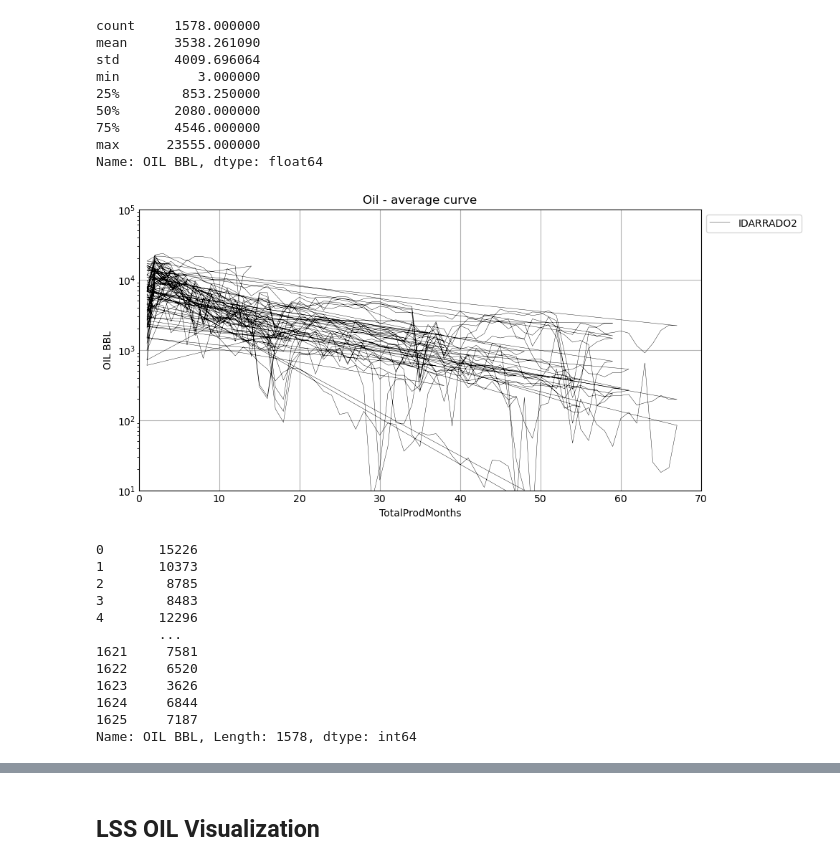
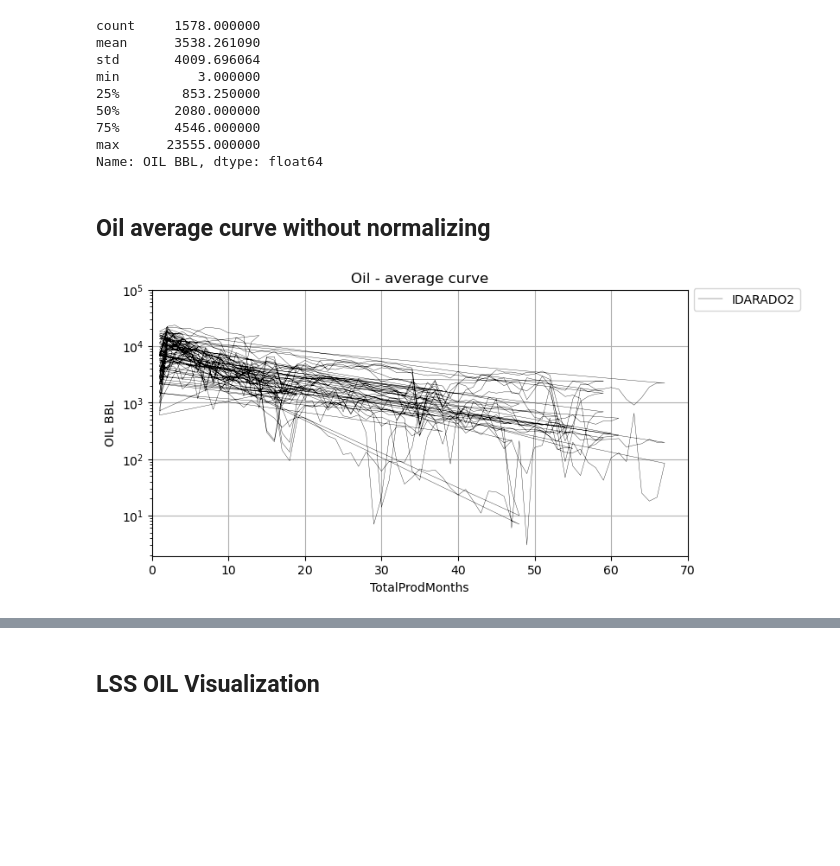
Before and after one commit to dasxgo/rocket-app, a Jupyter notebook: tap_rock_shlitz.ipynb, the cells around one changed output, grey strips where cells are left out. Cells and saved outputs as stored; diff of their text form; code cells hidden in the pictures; blank space fills up the shorter version.

```diff
--- a/tap_rock_shlitz.ipynb
+++ b/tap_rock_shlitz.ipynb
@@ -285,35 +287,22 @@ min          3.000000
 75%       4546.000000
 max      23555.000000
 Name: OIL BBL, dtype: float64
+# %% [markdown]
+## Oil average curve without normalizing
 # %%
 x = "TotalProdMonths"
 y = "OIL BBL"
 
 plt.figure(figsize=(8,4))
-plt.plot(x,y, label='IDARRADO2', data=df_lss, linewidth=0.30, color="black")
+plt.plot(x,y, label=field, data=df_lss, linewidth=0.25, color="black")
 plt.title("Oil - average curve")
 plt.xlabel("TotalProdMonths")
 plt.ylabel("OIL BBL")
 plt.yscale('log')
 plt.grid(True)
-plt.axis([0, 70, 10,100000])
+plt.axis([0, 70, 0,100000])
 plt.legend(loc="lower left", bbox_to_anchor=(1,0.9))
 
 plt.show()
 # %% [output]
-[figure, old version]
+[figure, new version]
-# %%
-df_lss['OIL BBL']
-# %% [output]
-0       15226
-1       10373
-2        8785
-3        8483
-4       12296
-        ...
-1621     7581
-1622     6520
-1623     3626
-1624     6844
-1625     7187
-Name: OIL BBL, Length: 1578, dtype: int64
```
Also changed, not shown: parts of 11 cells of this notebook.
